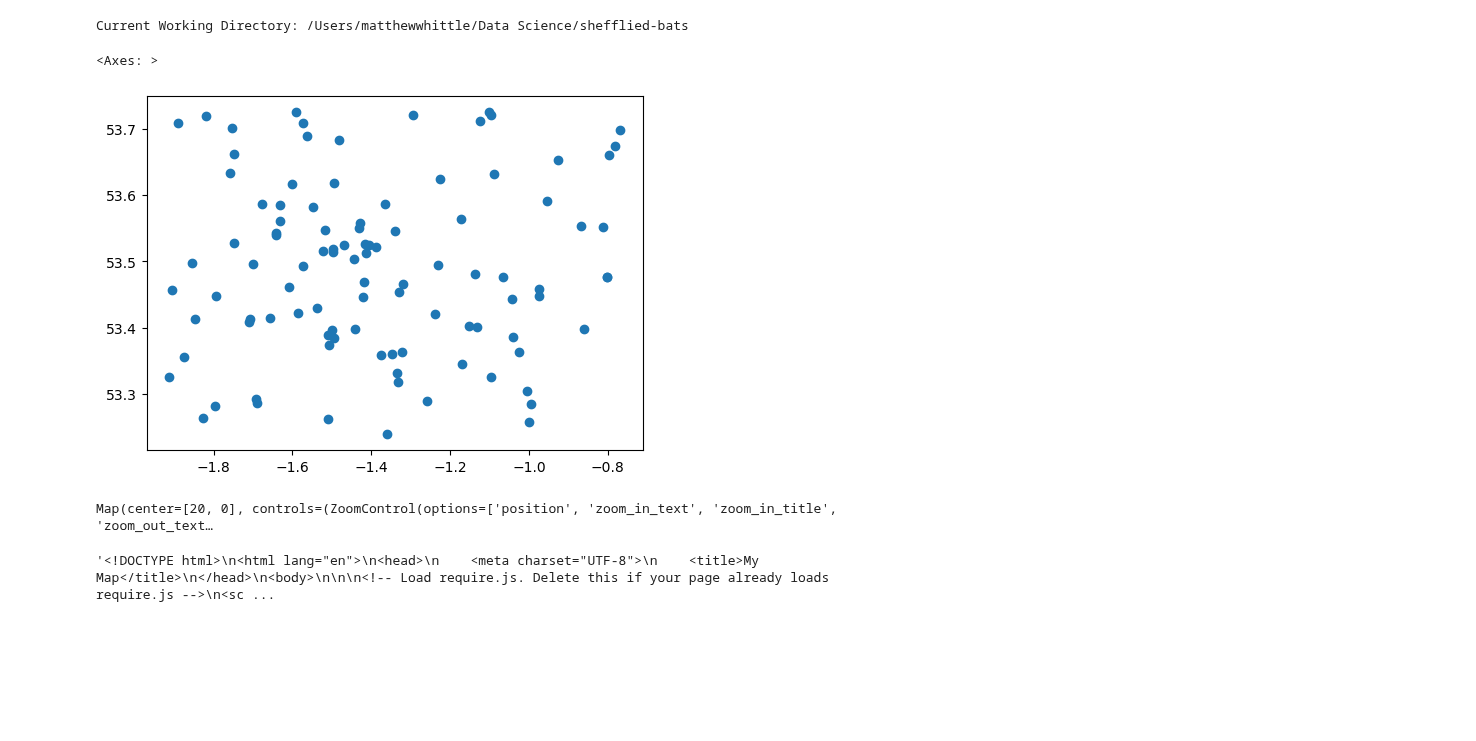
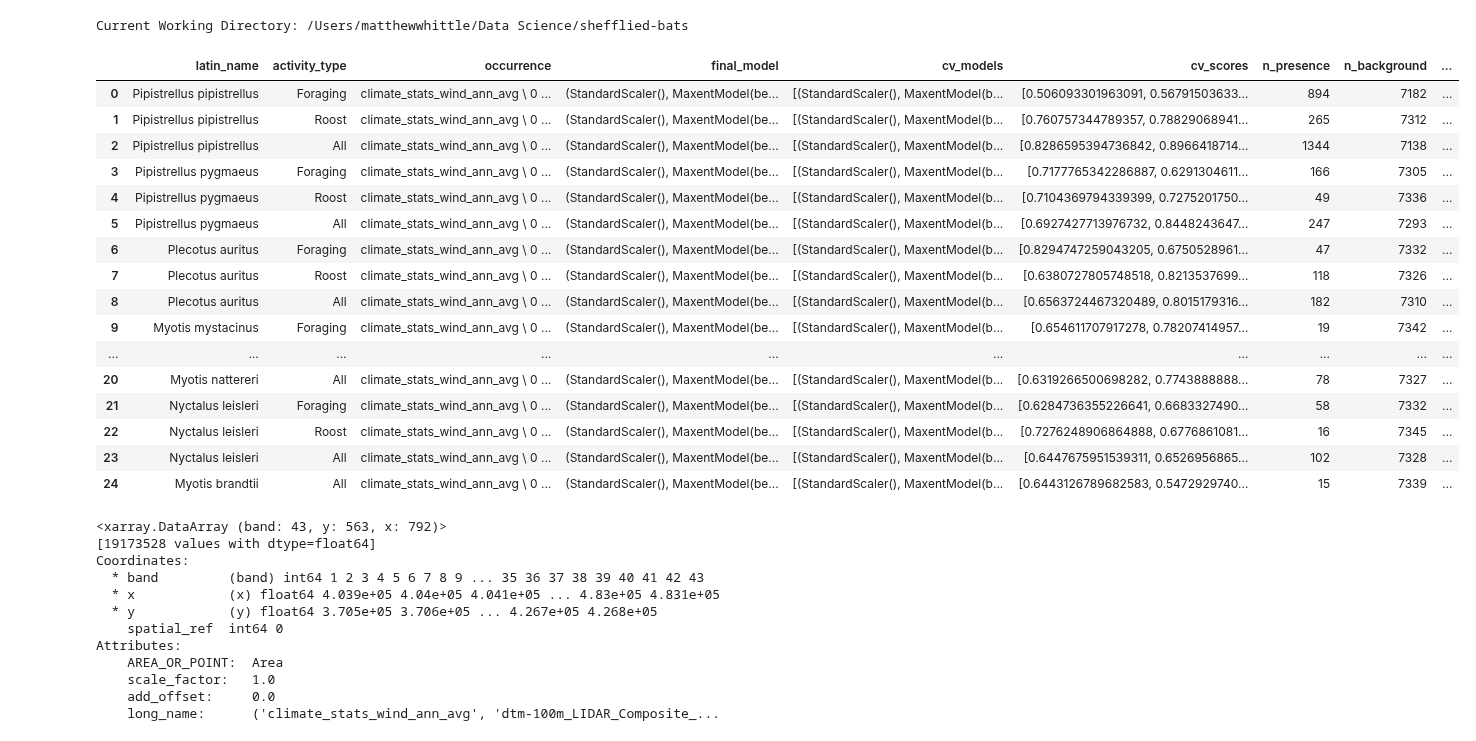
Before and after one commit to MatthewJWhittle/shefflied-bats, a Jupyter notebook: dashboard/test-nb.ipynb, the cells around one changed output. Saved outputs shown, nothing was run; the diff lists cells and outputs as text; code cells hidden in the pictures; blank space fills up the shorter version.

```diff
--- a/dashboard/test-nb.ipynb
+++ b/dashboard/test-nb.ipynb
@@ -17,16 +22,35 @@ training_data_gdf = training_data_gdf.to_crs(4326)
-# %%
-training_data_gdf.sample(100).plot()
-# %% [output]
-<Axes: >
-[figure, removed]
-# %%
-m = leafmap.Map()
-m.add_basemap("HYBRID")
-m.add_gdf(training_data_gdf.sample(100), layer_name="Training data")
-m
-# %% [output]
-Map(center=[20, 0], controls=(ZoomControl(options=['position', 'zoom_in_text', 'zoom_in_title', 'zoom_out_text…
-# %%
-m.to_html()
-# %% [output]
-'<!DOCTYPE html>\n<html lang="en">\n<head>\n    <meta charset="UTF-8">\n    <title>My Map</title>\n</head>\n<body>\n\n\n<!-- Load require.js. Delete this if your page already loads require.js -->\n<sc ...
+# %%
+results_df
+# %% [output]
+|  | latin_name | activity_type | occurrence | final_model | cv_models | cv_scores | n_presence | n_background | ... |
+| 0 | Pipistrellus pipistrellus | Foraging | climate_stats_wind_ann_avg \ 0 ... | (StandardScaler(), MaxentModel(be... | [(StandardScaler(), MaxentModel(b... | [0.506093301963091, 0.56791503633... | 894 | 7182 | ... |
+| 1 | Pipistrellus pipistrellus | Roost | climate_stats_wind_ann_avg \ 0 ... | (StandardScaler(), MaxentModel(be... | [(StandardScaler(), MaxentModel(b... | [0.760757344789357, 0.78829068941... | 265 | 7312 | ... |
+| 2 | Pipistrellus pipistrellus | All | climate_stats_wind_ann_avg \ 0 ... | (StandardScaler(), MaxentModel(be... | [(StandardScaler(), MaxentModel(b... | [0.8286595394736842, 0.8966418714... | 1344 | 7138 | ... |
+| 3 | Pipistrellus pygmaeus | Foraging | climate_stats_wind_ann_avg \ 0 ... | (StandardScaler(), MaxentModel(be... | [(StandardScaler(), MaxentModel(b... | [0.7177765342286887, 0.6291304611... | 166 | 7305 | ... |
+| 4 | Pipistrellus pygmaeus | Roost | climate_stats_wind_ann_avg \ 0 ... | (StandardScaler(), MaxentModel(be... | [(StandardScaler(), MaxentModel(b... | [0.7104369794339399, 0.7275201750... | 49 | 7336 | ... |
+| 5 | Pipistrellus pygmaeus | All | climate_stats_wind_ann_avg \ 0 ... | (StandardScaler(), MaxentModel(be... | [(StandardScaler(), MaxentModel(b... | [0.6927427713976732, 0.8448243647... | 247 | 7293 | ... |
+| 6 | Plecotus auritus | Foraging | climate_stats_wind_ann_avg \ 0 ... | (StandardScaler(), MaxentModel(be... | [(StandardScaler(), MaxentModel(b... | [0.8294747259043205, 0.6750528961... | 47 | 7332 | ... |
+| 7 | Plecotus auritus | Roost | climate_stats_wind_ann_avg \ 0 ... | (StandardScaler(), MaxentModel(be... | [(StandardScaler(), MaxentModel(b... | [0.6380727805748518, 0.8213537699... | 118 | 7326 | ... |
+| 8 | Plecotus auritus | All | climate_stats_wind_ann_avg \ 0 ... | (StandardScaler(), MaxentModel(be... | [(StandardScaler(), MaxentModel(b... | [0.6563724467320489, 0.8015179316... | 182 | 7310 | ... |
+| 9 | Myotis mystacinus | Foraging | climate_stats_wind_ann_avg \ 0 ... | (StandardScaler(), MaxentModel(be... | [(StandardScaler(), MaxentModel(b... | [0.654611707917278, 0.78207414957... | 19 | 7342 | ... |
+| ... | ... | ... | ... | ... | ... | ... | ... | ... | ... |
+| 20 | Myotis nattereri | All | climate_stats_wind_ann_avg \ 0 ... | (StandardScaler(), MaxentModel(be... | [(StandardScaler(), MaxentModel(b... | [0.6319266500698282, 0.7743888888... | 78 | 7327 | ... |
+| 21 | Nyctalus leisleri | Foraging | climate_stats_wind_ann_avg \ 0 ... | (StandardScaler(), MaxentModel(be... | [(StandardScaler(), MaxentModel(b... | [0.6284736355226641, 0.6683327490... | 58 | 7332 | ... |
+| 22 | Nyctalus leisleri | Roost | climate_stats_wind_ann_avg \ 0 ... | (StandardScaler(), MaxentModel(be... | [(StandardScaler(), MaxentModel(b... | [0.7276248906864888, 0.6776861081... | 16 | 7345 | ... |
+| 23 | Nyctalus leisleri | All | climate_stats_wind_ann_avg \ 0 ... | (StandardScaler(), MaxentModel(be... | [(StandardScaler(), MaxentModel(b... | [0.6447675951539311, 0.6526956865... | 102 | 7328 | ... |
+| 24 | Myotis brandtii | All | climate_stats_wind_ann_avg \ 0 ... | (StandardScaler(), MaxentModel(be... | [(StandardScaler(), MaxentModel(b... | [0.6443126789682583, 0.5472929740... | 15 | 7339 | ... |
+# %%
+evs
+# %% [output]
+<xarray.DataArray (band: 43, y: 563, x: 792)>
+[19173528 values with dtype=float64]
+Coordinates:
+  * band         (band) int64 1 2 3 4 5 6 7 8 9 ... 35 36 37 38 39 40 41 42 43
+  * x            (x) float64 4.039e+05 4.04e+05 4.041e+05 ... 4.83e+05 4.831e+05
+  * y            (y) float64 3.705e+05 3.706e+05 ... 4.267e+05 4.268e+05
+    spatial_ref  int64 0
+Attributes:
+    AREA_OR_POINT:  Area
+    scale_factor:   1.0
+    add_offset:     0.0
+    long_name:      ('climate_stats_wind_ann_avg', 'dtm-100m_LIDAR_Composite_...
```
Also changed, not shown: parts of 10 cells of this notebook, 4 other files.
